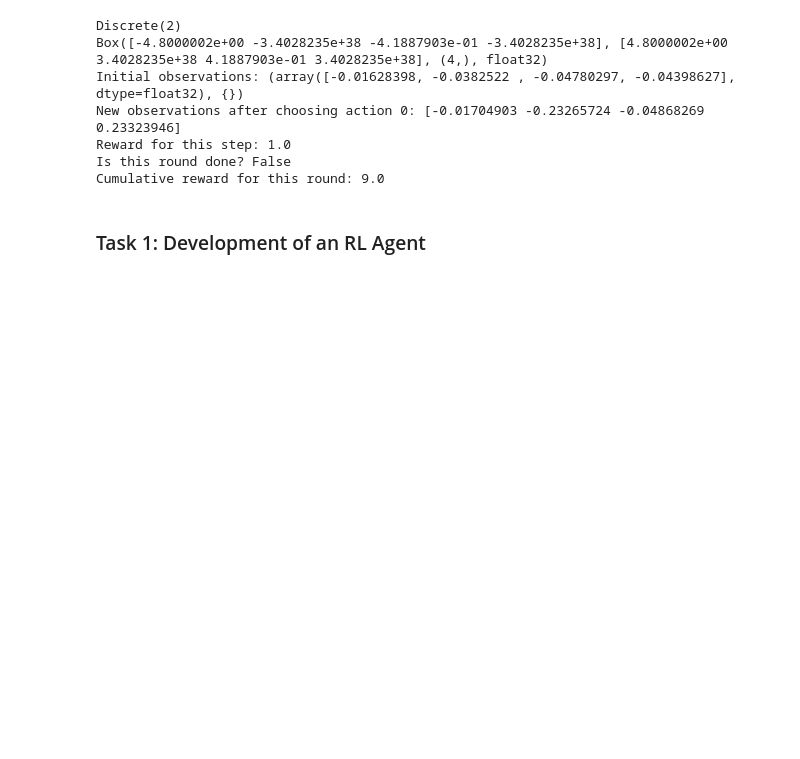
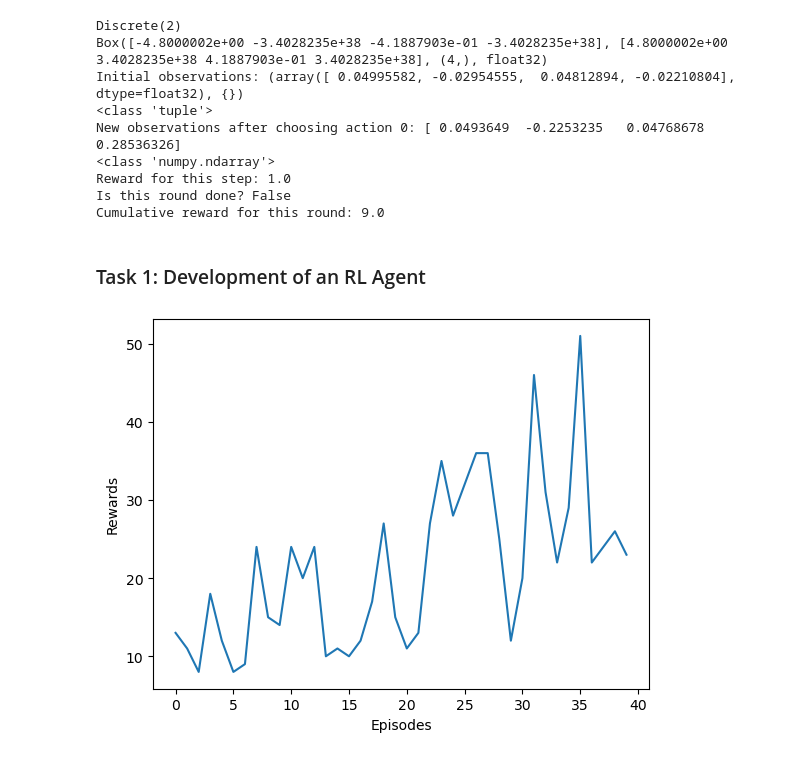
Before and after one commit to dinitrophenol/SC3000, a Jupyter notebook: cartpole.ipynb, the cells around one changed output. Cells and saved outputs as stored; diff of their text form; code cells hidden in the pictures; blank space fills up the shorter version.

Commit message:
modified mc agent

```diff
--- a/cartpole.ipynb
+++ b/cartpole.ipynb
@@ -7,10 +10,12 @@ print(env.observation_space)
 
 observation = env.reset()
 print("Initial observations:", observation)
+print(type(observation))
 
 observation, reward, done, info, extra_info = env.step(0)
 
 print("New observations after choosing action 0:", observation)
+print(type(observation))
 print("Reward for this step:", reward)
 print("Is this round done?", done)
 
@@ -24,8 +29,10 @@ print("Cumulative reward for this round:", cumulative_reward)
 # %% [output]
 Discrete(2)
 Box([-4.8000002e+00 -3.4028235e+38 -4.1887903e-01 -3.4028235e+38], [4.8000002e+00 3.4028235e+38 4.1887903e-01 3.4028235e+38], (4,), float32)
-Initial observations: (array([-0.01628398, -0.0382522 , -0.04780297, -0.04398627], dtype=float32), {})
-New observations after choosing action 0: [-0.01704903 -0.23265724 -0.04868269  0.23323946]
+Initial observations: (array([ 0.04995582, -0.02954555,  0.04812894, -0.02210804], dtype=float32), {})
+<class 'tuple'>
+New observations after choosing action 0: [ 0.0493649  -0.2253235   0.04768678  0.28536326]
+<class 'numpy.ndarray'>
 Reward for this step: 1.0
 Is this round done? False
 Cumulative reward for this round: 9.0
@@ -95,0 +109,11 @@ class Monte_Carlo():
+# %%
+Monte_Carlo_Agent = Monte_Carlo(env)
+fig, ax = plt.subplots()
+reward_list = Monte_Carlo_Agent.train(40)
+
+plt.plot(reward_list)
+ax.set_ylabel('Rewards')
+ax.set_xlabel('Episodes')
+plt.show()
+# %% [output]
+[figure, added]
```
Also changed, not shown: parts of 3 cells of this notebook.
